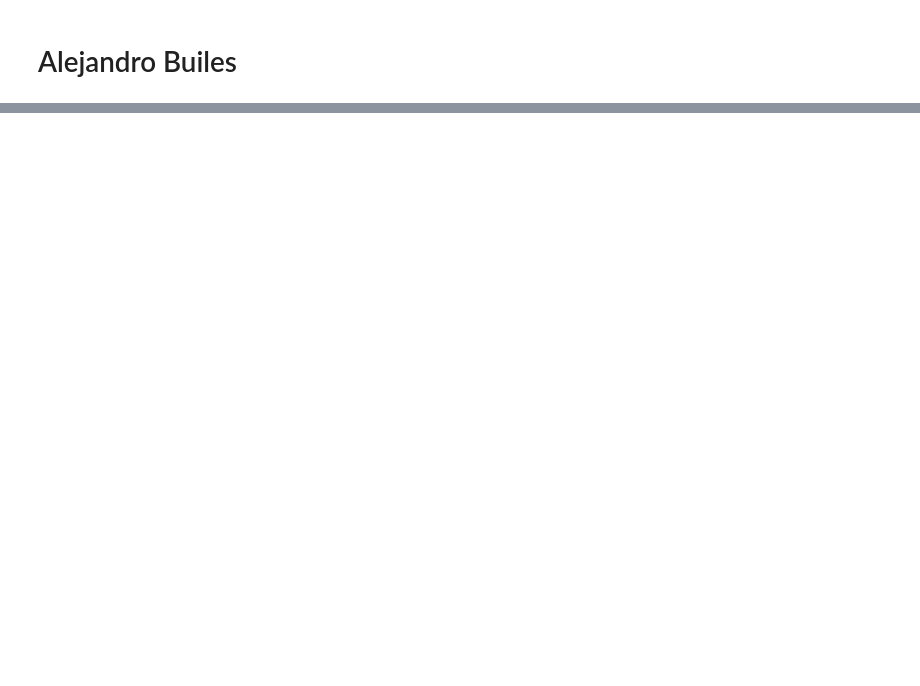
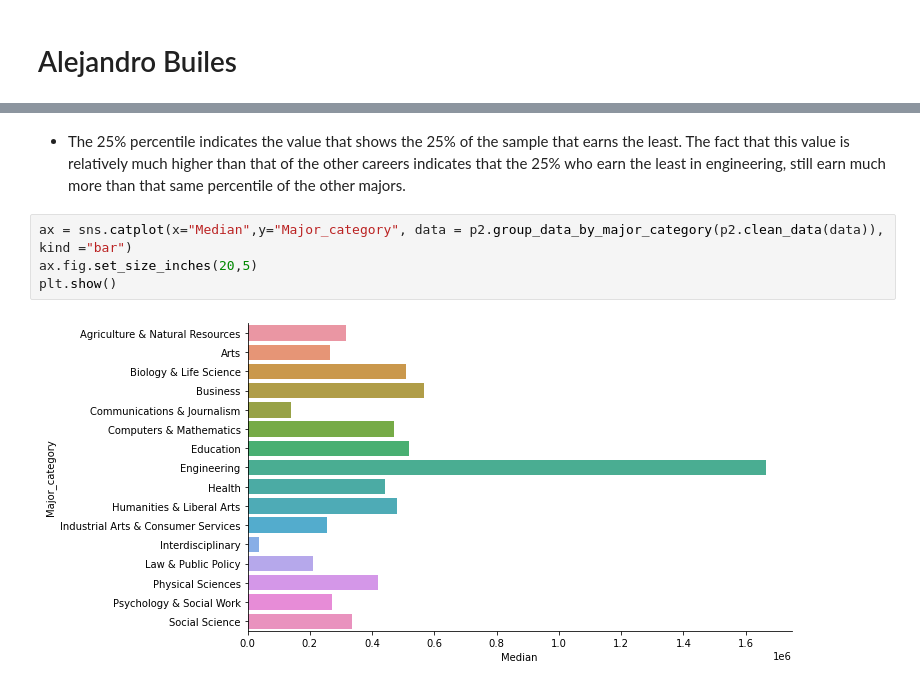
Before and after one commit to data301-2021-winter1/project-group02-project, a Jupyter notebook: notebooks/analysis2.ipynb, the cells around one changed output, grey strips where cells are left out. Saved outputs shown, nothing was run; the diff lists cells and outputs as text; blank space fills up the shorter version.

```diff
--- a/notebooks/analysis2.ipynb
+++ b/notebooks/analysis2.ipynb
@@ -25,0 +264,8 @@ pd.read_csv("https://raw.githubusercontent.com/data301-2021-winter1/project-grou
+# %% [markdown]
+* The 25% percentile indicates the value that shows the 25% of the sample that earns the least. The fact that this value is relatively much higher than that of the other careers indicates that the 25% who earn the least in engineering, still earn much more than that same percentile of the other majors.
+# %%
+ax = sns.catplot(x="Median",y="Major_category", data = p2.group_data_by_major_category(p2.clean_data(data)), kind ="bar")
+ax.fig.set_size_inches(20,5)
+plt.show()
+# %% [output]
+[figure, added]
```
Also changed, not shown: parts of 34 cells of this notebook, 1 other file.
